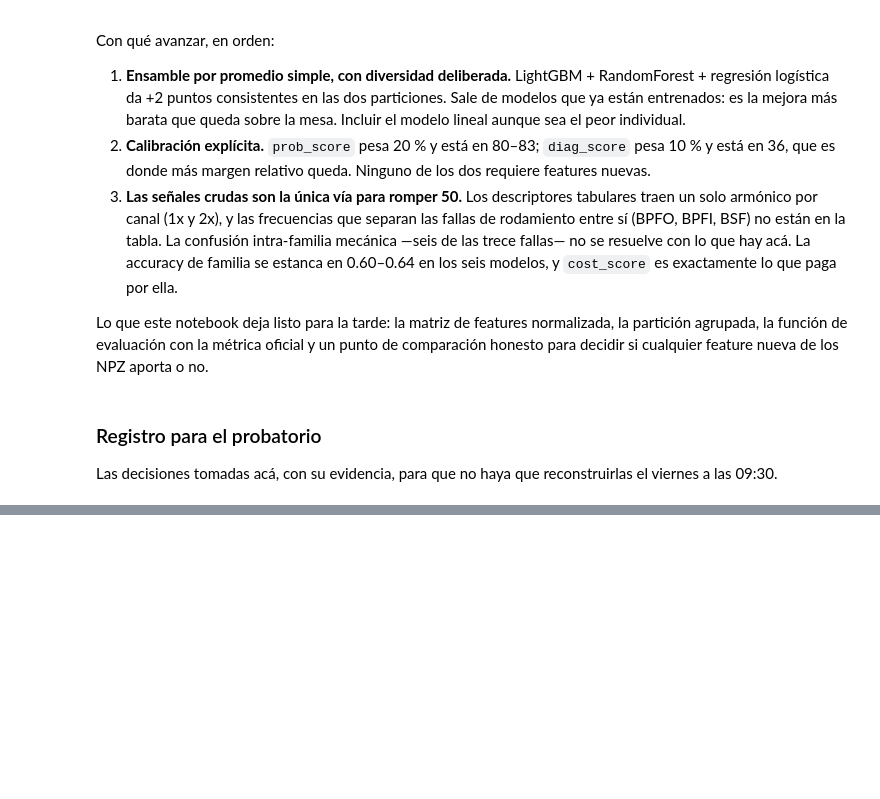
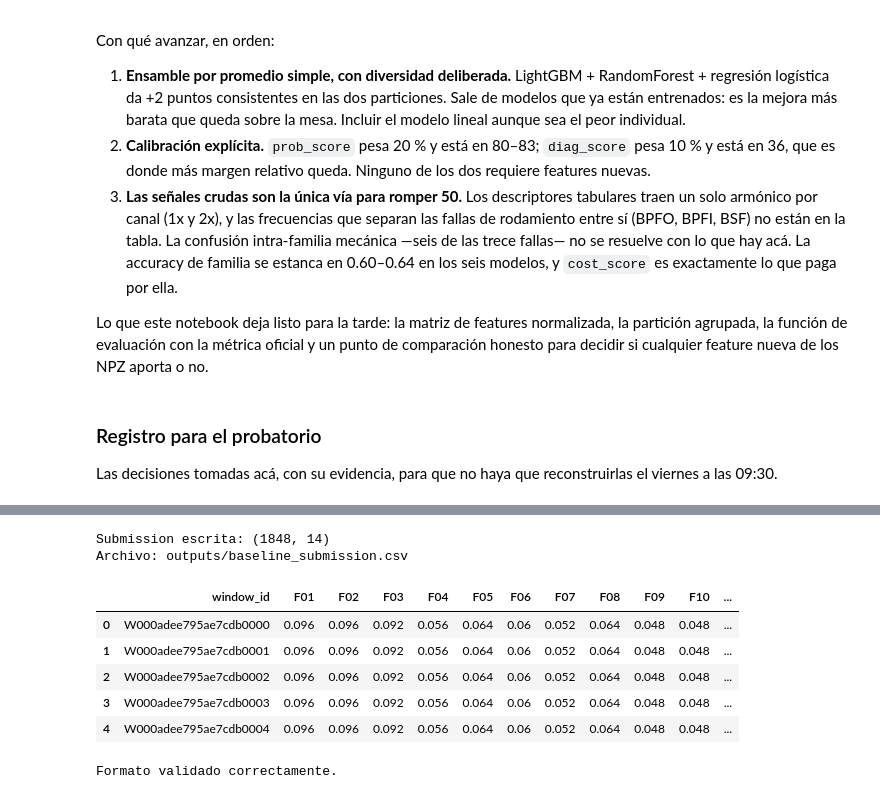
Before and after one commit to AcostaAlex10/hackathon-kit-Acosta-Borges-Pelinski, a Jupyter notebook: eda_y_benchmark__Anaipynb.ipynb, the cells around one changed output, grey strips where cells are left out. Cells and saved outputs as stored; diff of their text form; code cells hidden in the pictures; blank space fills up the shorter version.

```diff
--- a/eda_y_benchmark__Anaipynb.ipynb
+++ b/eda_y_benchmark__Anaipynb.ipynb
@@ -726,0 +780,32 @@ print("guardado en registro_benchmark.json")
+# %%
+p_full = estimate_prevalences(train)
+submission = prevalence_submission(test.window_id, p_full)
+submission = validate_prediction_package(test, submission)
+
+# Ensure OUTPUT_DIR exists (it was defined earlier as Path('./outputs'))
+OUTPUT_DIR.mkdir(parents=True, exist_ok=True)
+
+submission.to_csv(OUTPUT_DIR / 'baseline_submission.csv', index=False)
+print(f'Submission escrita: {submission.shape}')
+print(f'Archivo: {OUTPUT_DIR / "baseline_submission.csv"}')
+display(submission.head())
+# %% [output]
+Submission escrita: (1848, 14)
+Archivo: outputs/baseline_submission.csv
+|  | window_id | F01 | F02 | F03 | F04 | F05 | F06 | F07 | F08 | F09 | F10 | ... |
+| 0 | W000adee795ae7cdb0000 | 0.096 | 0.096 | 0.092 | 0.056 | 0.064 | 0.06 | 0.052 | 0.064 | 0.048 | 0.048 | ... |
+| 1 | W000adee795ae7cdb0001 | 0.096 | 0.096 | 0.092 | 0.056 | 0.064 | 0.06 | 0.052 | 0.064 | 0.048 | 0.048 | ... |
+| 2 | W000adee795ae7cdb0002 | 0.096 | 0.096 | 0.092 | 0.056 | 0.064 | 0.06 | 0.052 | 0.064 | 0.048 | 0.048 | ... |
+| 3 | W000adee795ae7cdb0003 | 0.096 | 0.096 | 0.092 | 0.056 | 0.064 | 0.06 | 0.052 | 0.064 | 0.048 | 0.048 | ... |
+| 4 | W000adee795ae7cdb0004 | 0.096 | 0.096 | 0.092 | 0.056 | 0.064 | 0.06 | 0.052 | 0.064 | 0.048 | 0.048 | ... |
+# %%
+# Verificar formato de la entrega
+assert submission.shape[1] == 14, 'Debe tener 14 columnas: window_id + F01..F13'
+assert list(submission.columns) == ['window_id'] + FAULT_IDS, 'Columnas en orden incorrecto'
+assert submission[FAULT_IDS].min().min() >= 0, 'Probabilidades >= 0'
+assert submission[FAULT_IDS].max().max() <= 1, 'Probabilidades <= 1'
+assert submission.window_id.is_unique, 'window_id único'
+assert set(submission.window_id) == set(test.window_id), 'IDs coinciden con test'
+print('Formato validado correctamente.')
+# %% [output]
+Formato validado correctamente.
```
Also changed, not shown: parts of 9 cells of this notebook.
